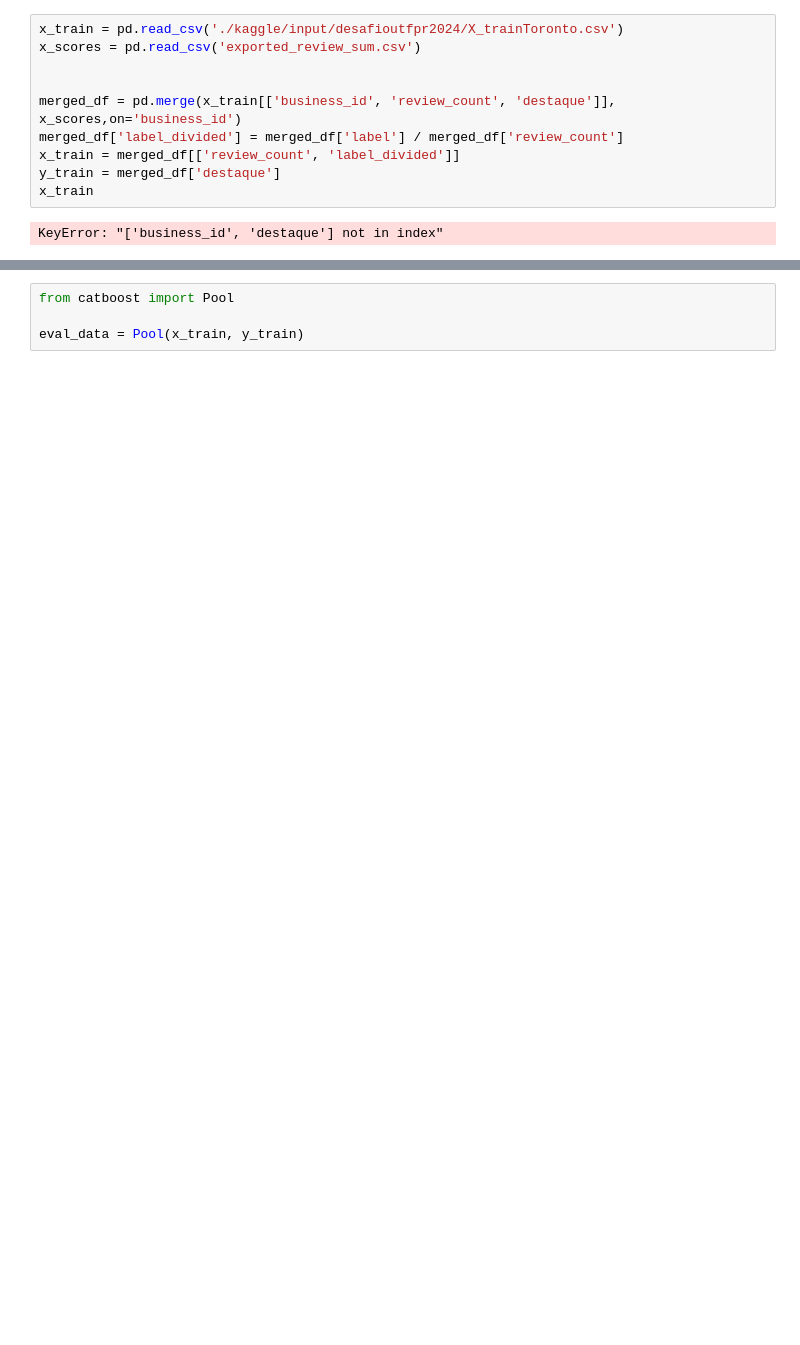
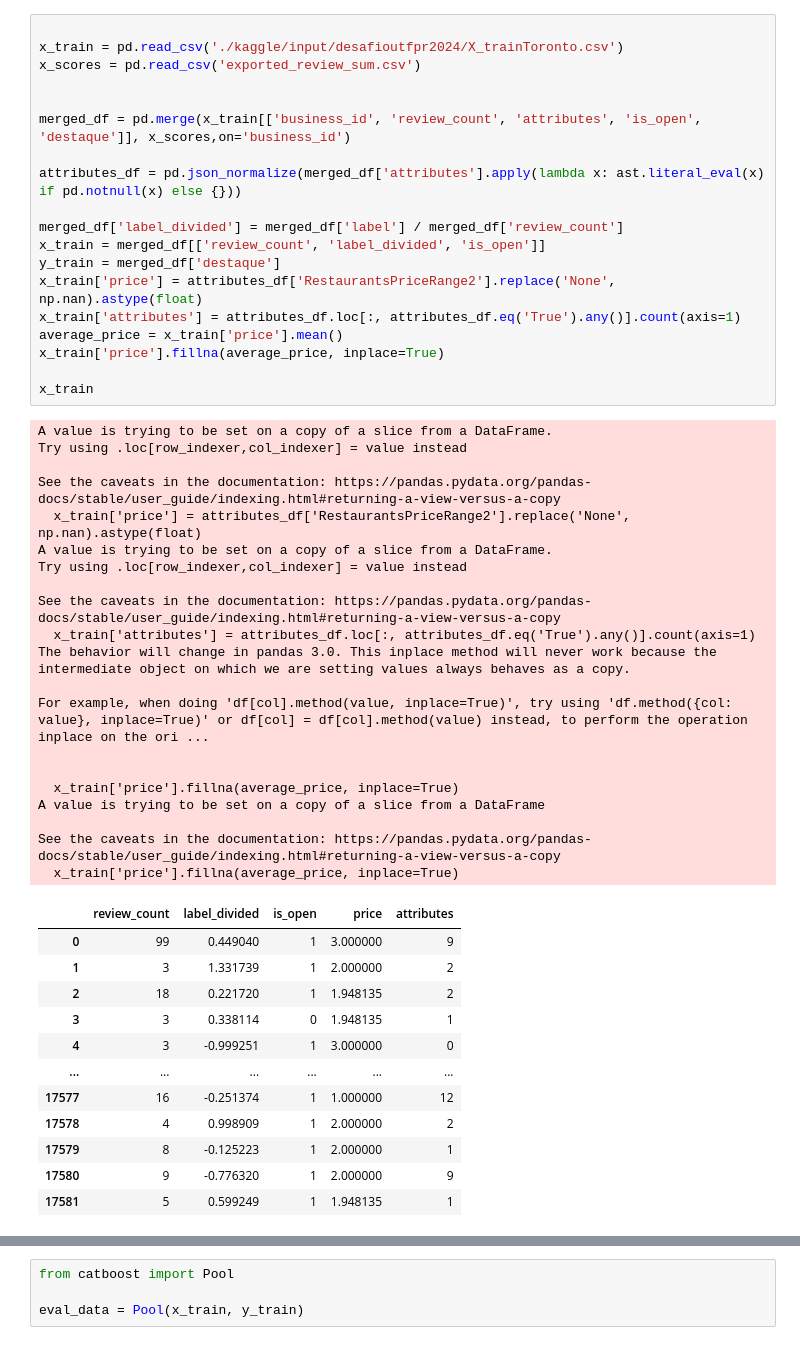
Before and after one commit to Martoto/DesafioYelpUTFPR, a Jupyter notebook: CatBoostClassifier.ipynb, the cells around one changed output, grey strips where cells are left out. Saved outputs shown, nothing was run; the diff lists cells and outputs as text; blank space fills up the shorter version.

```diff
--- a/CatBoostClassifier.ipynb
+++ b/CatBoostClassifier.ipynb
@@ -49,12 +44,52 @@ import os
 # %%
+
 x_train = pd.read_csv('./kaggle/input/desafioutfpr2024/X_trainToronto.csv')
 x_scores = pd.read_csv('exported_review_sum.csv')
 
 
-merged_df = pd.merge(x_train[['business_id', 'review_count', 'destaque']], x_scores,on='business_id')
+merged_df = pd.merge(x_train[['business_id', 'review_count', 'attributes', 'is_open', 'destaque']], x_scores,on='business_id')
+
+attributes_df = pd.json_normalize(merged_df['attributes'].apply(lambda x: ast.literal_eval(x) if pd.notnull(x) else {}))
+
 merged_df['label_divided'] = merged_df['label'] / merged_df['review_count']
-x_train = merged_df[['review_count', 'label_divided']]
+x_train = merged_df[['review_count', 'label_divided', 'is_open']]
 y_train = merged_df['destaque']
+x_train['price'] = attributes_df['RestaurantsPriceRange2'].replace('None', np.nan).astype(float)
+x_train['attributes'] = attributes_df.loc[:, attributes_df.eq('True').any()].count(axis=1)
+average_price = x_train['price'].mean()
+x_train['price'].fillna(average_price, inplace=True)
+
 x_train
 # %% [output]
-KeyError: "['business_id', 'destaque'] not in index"
+A value is trying to be set on a copy of a slice from a DataFrame.
+Try using .loc[row_indexer,col_indexer] = value instead
+
+See the caveats in the documentation: https://pandas.pydata.org/pandas-docs/stable/user_guide/indexing.html#returning-a-view-versus-a-copy
+  x_train['price'] = attributes_df['RestaurantsPriceRange2'].replace('None', np.nan).astype(float)
+A value is trying to be set on a copy of a slice from a DataFrame.
+Try using .loc[row_indexer,col_indexer] = value instead
+
+See the caveats in the documentation: https://pandas.pydata.org/pandas-docs/stable/user_guide/indexing.html#returning-a-view-versus-a-copy
+  x_train['attributes'] = attributes_df.loc[:, attributes_df.eq('True').any()].count(axis=1)
+The behavior will change in pandas 3.0. This inplace method will never work because the intermediate object on which we are setting values always behaves as a copy.
+
+For example, when doing 'df[col].method(value, inplace=True)', try using 'df.method({col: value}, inplace=True)' or df[col] = df[col].method(value) instead, to perform the operation inplace on the ori ...
+
+
+  x_train['price'].fillna(average_price, inplace=True)
+A value is trying to be set on a copy of a slice from a DataFrame
+
+See the caveats in the documentation: https://pandas.pydata.org/pandas-docs/stable/user_guide/indexing.html#returning-a-view-versus-a-copy
+  x_train['price'].fillna(average_price, inplace=True)
+|  | review_count | label_divided | is_open | price | attributes |
+| 0 | 99 | 0.449040 | 1 | 3.000000 | 9 |
+| 1 | 3 | 1.331739 | 1 | 2.000000 | 2 |
+| 2 | 18 | 0.221720 | 1 | 1.948135 | 2 |
+| 3 | 3 | 0.338114 | 0 | 1.948135 | 1 |
+| 4 | 3 | -0.999251 | 1 | 3.000000 | 0 |
+| ... | ... | ... | ... | ... | ... |
+| 17577 | 16 | -0.251374 | 1 | 1.000000 | 12 |
+| 17578 | 4 | 0.998909 | 1 | 2.000000 | 2 |
+| 17579 | 8 | -0.125223 | 1 | 2.000000 | 1 |
+| 17580 | 9 | -0.776320 | 1 | 2.000000 | 9 |
+| 17581 | 5 | 0.599249 | 1 | 1.948135 | 1 |
```
Also changed, not shown: parts of 10 cells of this notebook, 1 other file.
